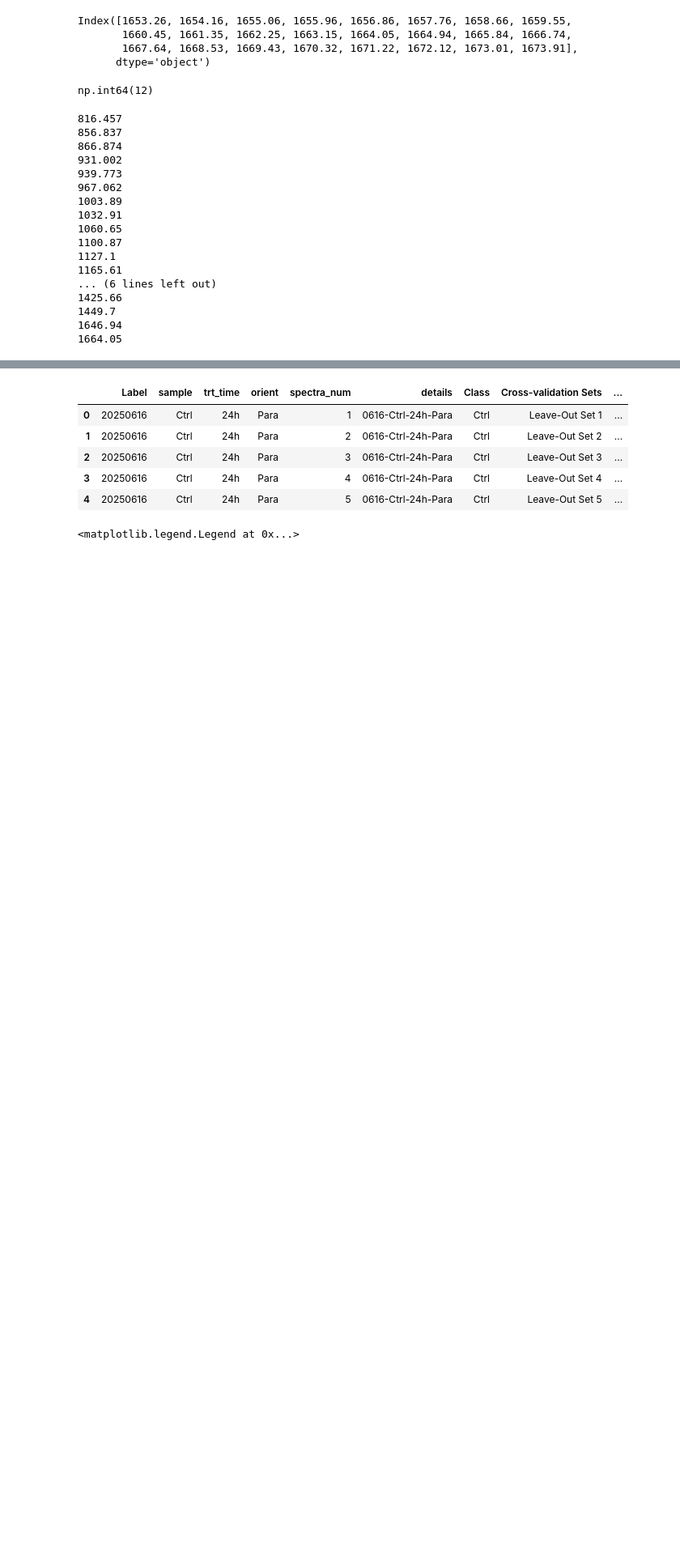
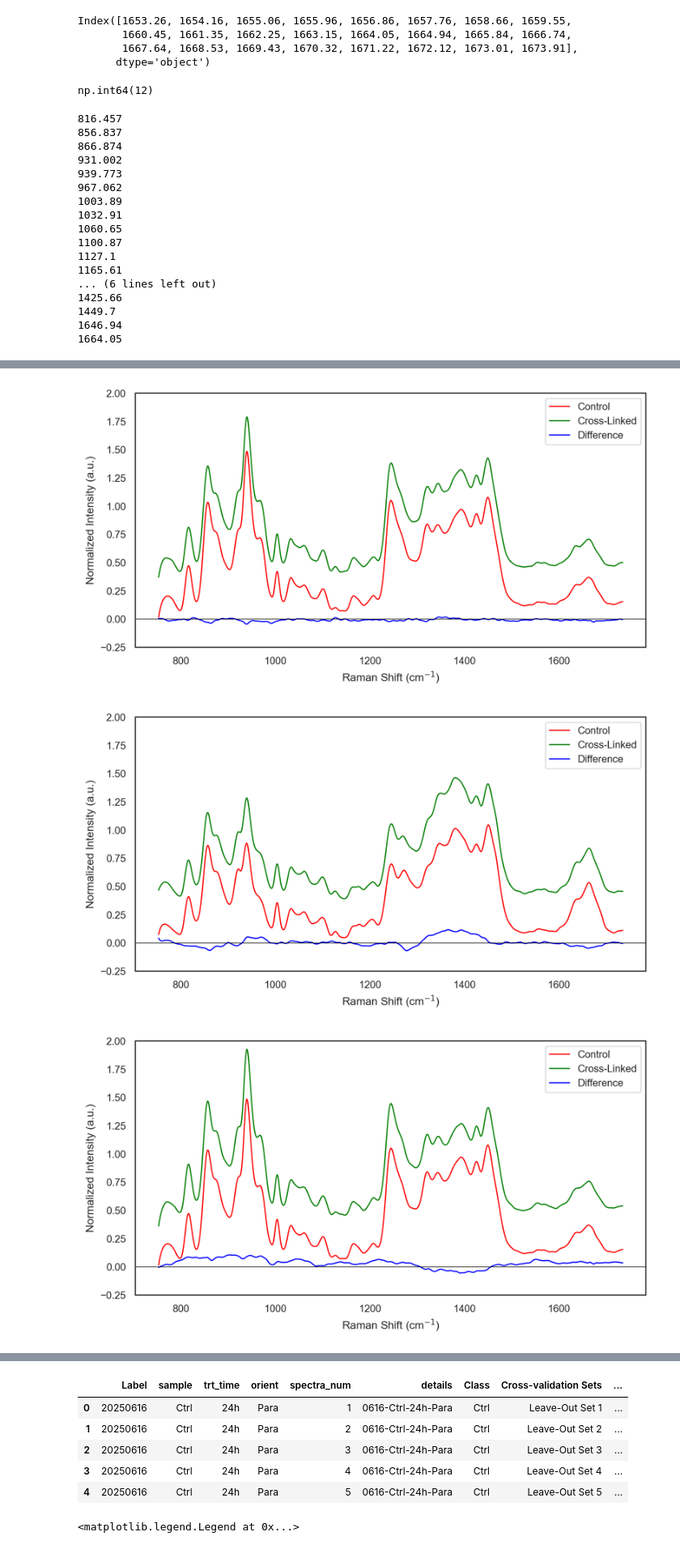
Before and after one commit to bunmiadejimi/Raman_Collagen, a Jupyter notebook: Plot renderings.ipynb, the cells around one changed output, grey strips where cells are left out. Shown at 81% size. Drawn from its saved outputs; the diff is of its cells as text; code cells hidden in the pictures; blank space fills up the shorter version.

```diff
--- a/Plot renderings.ipynb
+++ b/Plot renderings.ipynb
@@ -101,0 +122,61 @@ np.float64(0.4295159982405658)
+# %%
+### Diference from singular control
+
+sns.set_theme(style = 'white', context = 'paper')
+for i in ['2mins', '20mins', '40mins', '60mins']:#, '24h'
+    for j in ['Orth', 'Para']:#
+        sub = df_mean1[(df_mean1['trt_time'] == i) & (df_mean1['orient'] == j)]
+        sub_ctrl = df_mean1[(df_mean1['sample'] == 'Ctrl') & (df_mean1['orient'] == j)]
+        diff = sub.iloc[0, 5:].values - sub_ctrl.iloc[0, 5:].values
+
+        plt.figure(figsize = (8, 4), dpi = 300)
+        sns.lineplot(
+            x = sub_ctrl.columns[5:].astype(float),
+            y = sub_ctrl.iloc[0, 5:].values,
+            label = 'Control',
+            color = 'red',
+            lw = 1
+        )
+        sns.lineplot(
+            x = sub.columns[5:].astype(float),
+            y = sub.iloc[0, 5:].values +.35,
+            label = 'Cross-Linked',
+            color = 'green',
+            lw = 1
+        )
+        sns.lineplot(
+            x = sub.columns[5:].astype(float),
+            y = diff,
+            label = 'Difference',
+            color = 'blue',
+            lw = 1
+        )
+        #plt.title(f'Raman spectra for {j} samples at {i} treatment time')
+        plt.legend(bbox_to_anchor = (1, 1))
+        plt.xlabel("Raman Shift (cm$^{-1}$)")
+        plt.ylabel("Normalized Intensity (a.u.)")
+        plt.ylim(-.25, 2)
+        plt.axhline(0, lw = .5, color = 'black')
+
+        '''ctrs = [857,940, 975,1033, 1062, 1100, 1127, 1167, 1207, 1245, 1270,  1344, 1381, 1426, 1451, 1636, 1663]#816, 857, 876, 921,  1003, 1321,
+        for c in ctrs:
+            for b in [0, 1]:
+                mask = (sub.columns[5:] >= c - 5) & (sub.columns[5:] <= c + 6)
+
+                loc_idx = sub.columns[5:][mask]
+                peak_idx = sub.iloc[b, 5:][mask]
+
+                idx_max = np.argmax(peak_idx)
+                peak_wl = loc_idx[idx_max]
+                int_val = peak_idx.values[idx_max]
+                #print(int_val)
+                if b == 0:
+                    plt.text(peak_wl, int_val + .05,#.3 * (len(sub) + 0.3),
+                    f'{peak_wl:.0f}', rotation=90, fontsize=6, ha='right')
+                else:
+                    plt.text(peak_wl, int_val + .35,#.5 * (len(sub) + 0.3),
+                        f'{peak_wl:.0f}', rotation=90, fontsize=6, ha='right')'''
+# %% [output]
+[figure, added]
+[figure, added]
+[figure, added]
```
Also changed, not shown: parts of 6 cells of this notebook.
